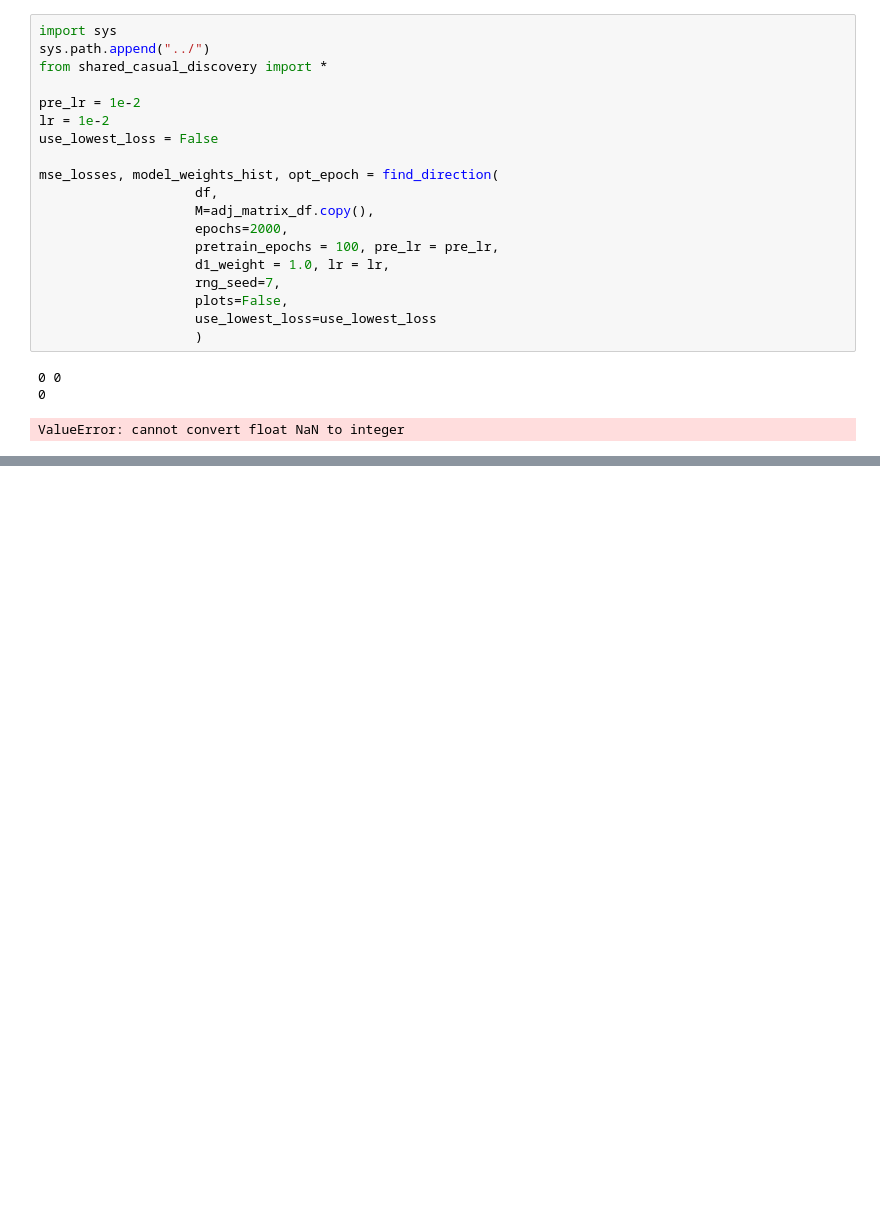
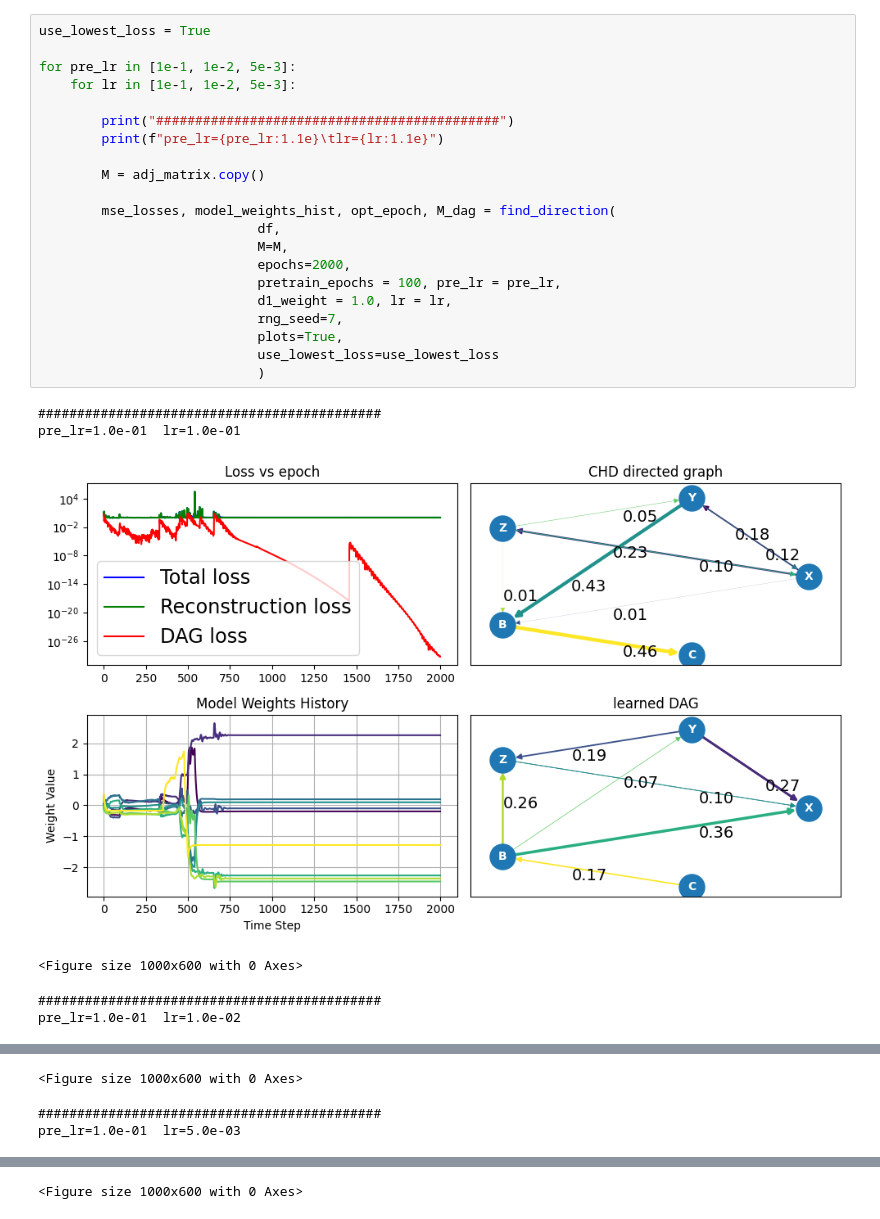
Before and after one commit to sandialabs/dg2dag, a Jupyter notebook: artificial_data/artificial_example.ipynb, the cells around one changed output, grey strips where cells are left out. Cells and saved outputs as stored; diff of their text form; blank space fills up the shorter version.

```diff
--- a/artificial_data/artificial_example.ipynb
+++ b/artificial_data/artificial_example.ipynb
@@ -94,23 +442,28 @@ C  0.000000  0.000000  0.000000  0.000000  0.000000
 # %%
-import sys
-sys.path.append("../")
-from shared_casual_discovery import *
+use_lowest_loss = True
 
-pre_lr = 1e-2
-lr = 1e-2
-use_lowest_loss = False
+for pre_lr in [1e-1, 1e-2, 5e-3]:
+    for lr in [1e-1, 1e-2, 5e-3]:
 
-mse_losses, model_weights_hist, opt_epoch = find_direction(
-                    df,
-                    M=adj_matrix_df.copy(),
-                    epochs=2000,
-                    pretrain_epochs = 100, pre_lr = pre_lr,
-                    d1_weight = 1.0, lr = lr,
-                    rng_seed=7,
-                    plots=False,
-                    use_lowest_loss=use_lowest_loss
-                    )
+        print("############################################")
+        print(f"pre_lr={pre_lr:1.1e}\tlr={lr:1.1e}")
+
+        M = adj_matrix.copy()
+
+        mse_losses, model_weights_hist, opt_epoch, M_dag = find_direction(
+                            df,
+                            M=M,
+                            epochs=2000,
+                            pretrain_epochs = 100, pre_lr = pre_lr,
+                            d1_weight = 1.0, lr = lr,
+                            rng_seed=7,
+                            plots=True,
+                            use_lowest_loss=use_lowest_loss
+                            )
 # %% [output]
-0 0
-0
+############################################
+pre_lr=1.0e-01  lr=1.0e-01
+[figure, added]
-ValueError: cannot convert float NaN to integer
+<Figure size 1000x600 with 0 Axes>
+############################################
+pre_lr=1.0e-01  lr=1.0e-02
@@ -116,0 +471,3 @@ ValueError: cannot convert float NaN to integer
+<Figure size 1000x600 with 0 Axes>
+############################################
+pre_lr=1.0e-01  lr=5.0e-03
@@ -116,0 +475 @@ ValueError: cannot convert float NaN to integer
+<Figure size 1000x600 with 0 Axes>
```
Also changed, not shown: parts of 10 cells of this notebook.
